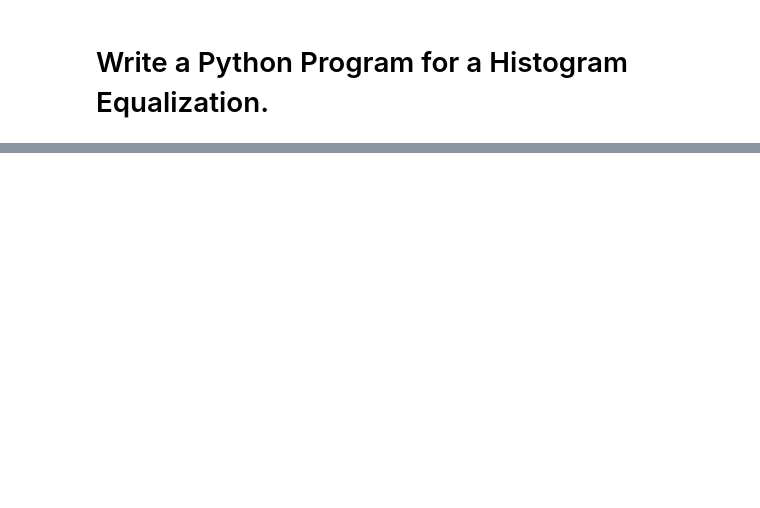
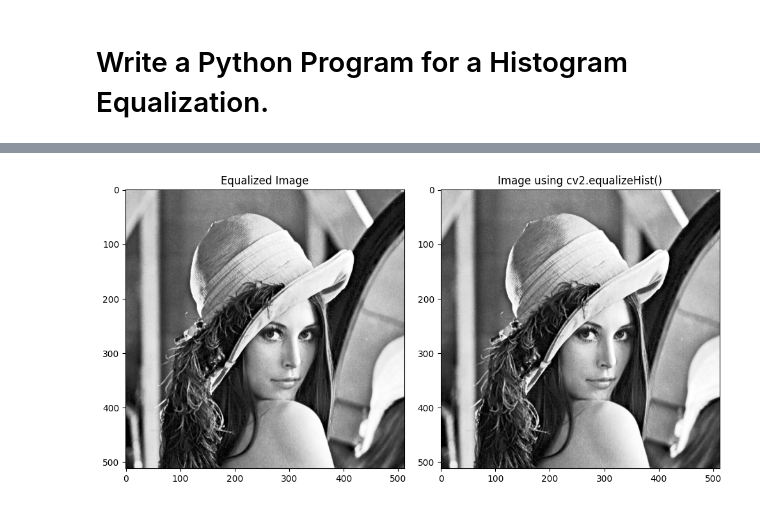
Before and after one commit to Tetroner9/Colg-Sem-VI, a Jupyter notebook: IPMV/Question Bank/Answers/04.ipynb, the cells around one changed output, grey strips where cells are left out. Saved outputs shown, nothing was run; the diff lists cells and outputs as text; code cells hidden in the pictures; blank space fills up the shorter version.

```diff
--- a/IPMV/Question Bank/Answers/04.ipynb
+++ b/IPMV/Question Bank/Answers/04.ipynb
@@ -40,0 +11,16 @@ else:
+# %%
+def histogram_equalization(image):
+    # Compute histogram
+    hist, bins = np.histogram(image.flatten(), 256, [0,256])
+
+    # Compute cumulative distribution function (CDF)
+    cdf = hist.cumsum()
+
+    # Normalize CDF to the range [0, 255]
+    cdf_normalized = ((cdf - cdf.min()) * 255) / (cdf.max() - cdf.min())
+    cdf_normalized = cdf_normalized.astype('uint8')
+
+    # Apply histogram equalization
+    equalized_image = cdf_normalized[image]
+
+    return equalized_image, hist, cdf_normalized
@@ -40,0 +82,16 @@ else:
+# %%
+# Display equalized image and image using cv2.equalizeHist() separately
+plt.figure(figsize=(10, 5))
+
+plt.subplot(1, 2, 1)
+plt.imshow(equalized_image, cmap='gray')
+plt.title('Equalized Image')
+
+plt.subplot(1, 2, 2)
+plt.imshow(equalized_image_cv2, cmap='gray')
+plt.title('Image using cv2.equalizeHist()')
+
+plt.tight_layout()
+plt.show()
+# %% [output]
+[figure, added]
```
Also changed, not shown: parts of 4 cells of this notebook, 7 other files.
